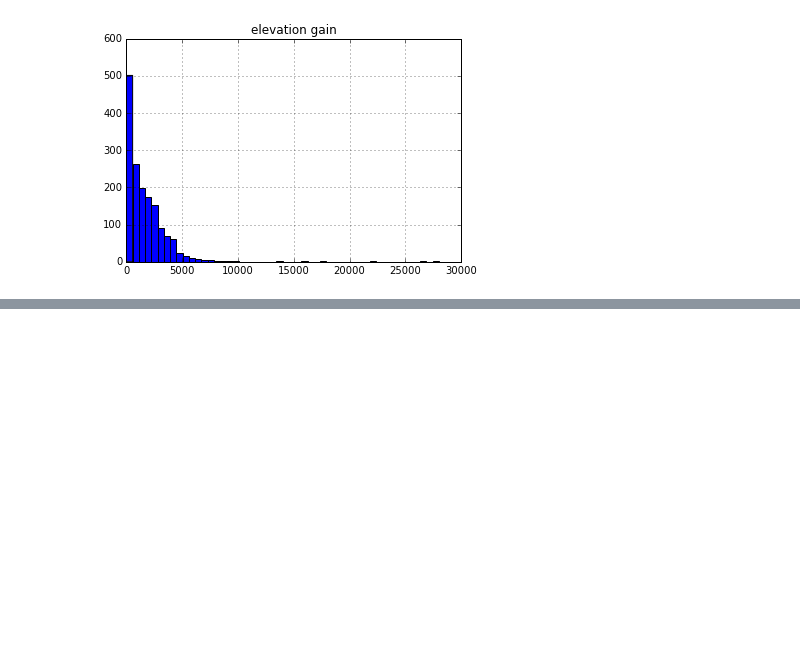
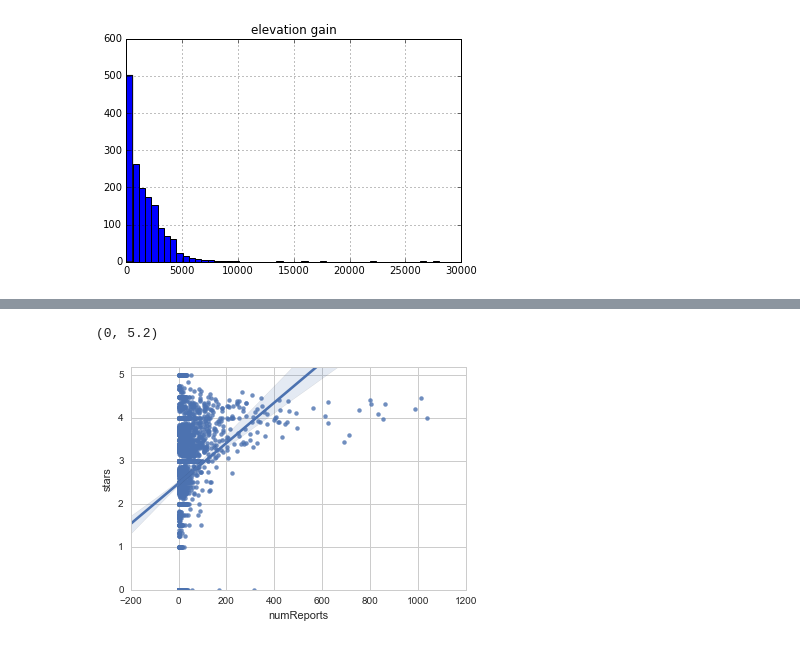
Before and after one commit to Jadetabony/wta_hikes, a Jupyter notebook: EDA.ipynb, the cells around one changed output, grey strips where cells are left out. Cells and saved outputs as stored; diff of their text form; code cells hidden in the pictures; blank space fills up the shorter version.

```diff
--- a/EDA.ipynb
+++ b/EDA.ipynb
@@ -63,0 +105,6 @@ data[data['elevation gain']>8000]
+# %%
+sns.regplot(data['numReports'], data['stars'])
+plt.ylim(ymax=5.2, ymin=0)
+# %% [output]
+(0, 5.2)
+[figure, added]
```
Also changed, not shown: parts of 21 cells of this notebook, 11 other files.
